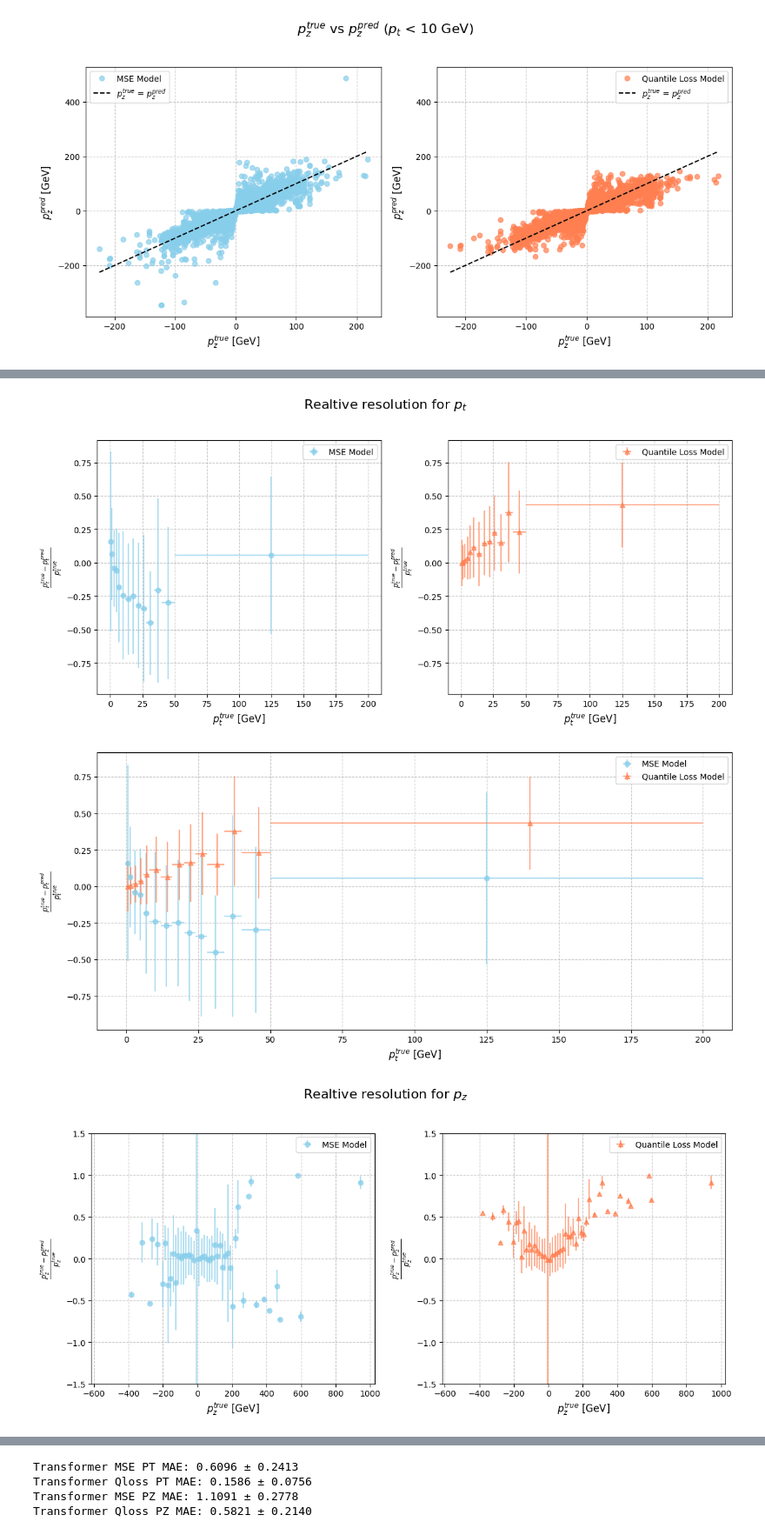
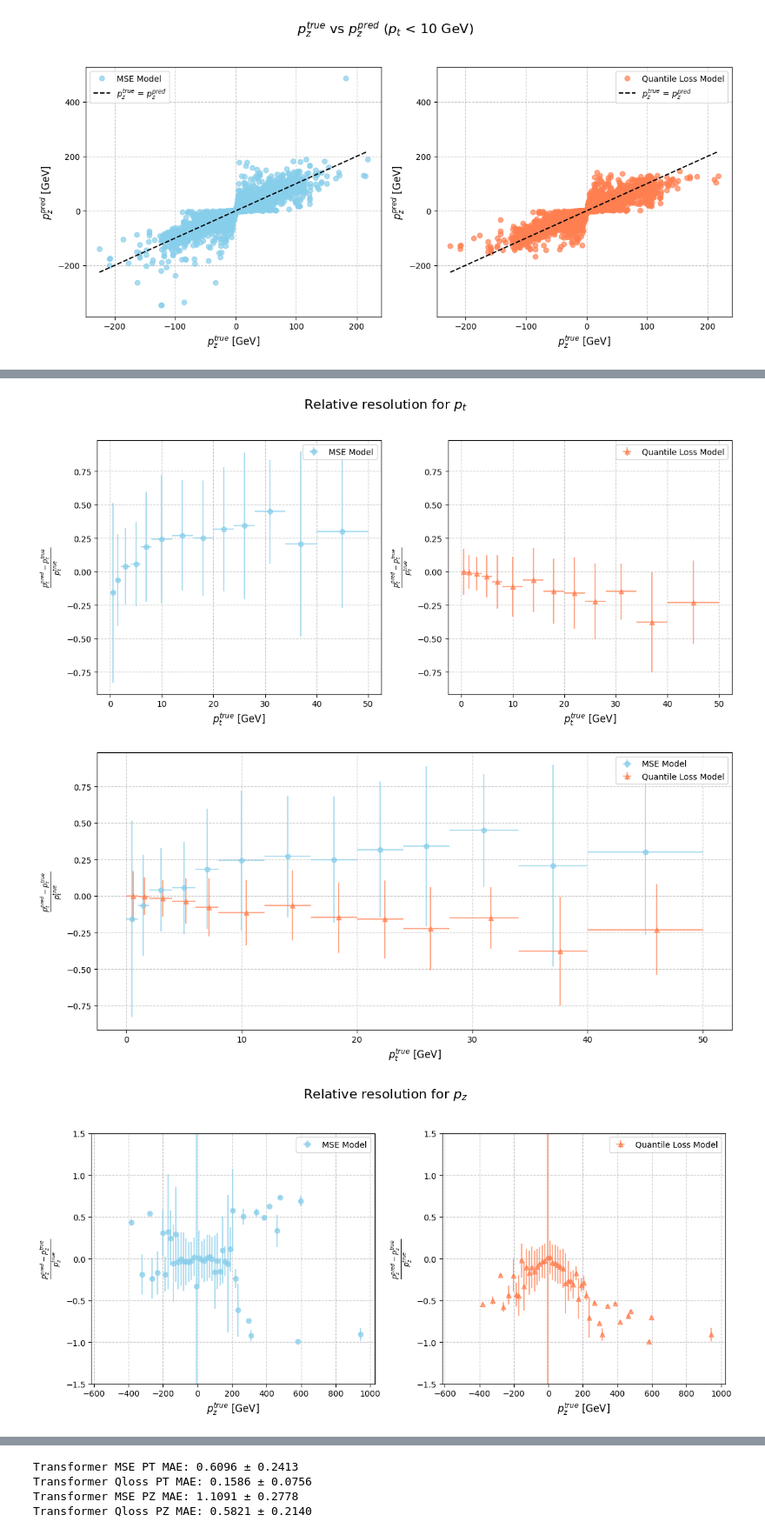
Before and after one commit to soot-bit/TrackFormer, a Jupyter notebook: dataanalysis.ipynb, the cells around one changed output, grey strips where cells are left out. Shown at 87% size. Cells and saved outputs as stored; diff of their text form; code cells hidden in the pictures.

```diff
--- a/dataanalysis.ipynb
+++ b/dataanalysis.ipynb
@@ -517,13 +500,20 @@ plot_pi_resolutions()
 def plot_pi_rel_resolutions():
     for var_index, var in enumerate(target_labels):
         pi_true_list = np.array(p_true_list)[:, var_index]
-        errors_mse_var = np.array(errors_mse)[:, var_index] / pi_true_list
-        errors_qloss_var = np.array(errors_qloss)[:, var_index] / pi_true_list
-        title = f"Realtive resolution for ${var}$"
+        pi_pred_mse_list = np.array(p_pred_mse_list)[:, var_index]
+        pi_pred_qloss_list = np.array(p_pred_qloss_list)[:, var_index]
+
+        errors_mse_var = pi_pred_mse_list - pi_true_list
+        errors_qloss_var = pi_pred_qloss_list - pi_true_list
+
+        relative_errors_mse_var = errors_mse_var / pi_true_list
+        relative_errors_qloss_var = errors_qloss_var / pi_true_list
+
+        title = f"Relative resolution for ${var}$"
         true_label = f"${var}^{{true}}$"
         pred_label = f"${var}^{{pred}}$"
         xlabel = true_label + " [GeV]"
-        ylabel = r"$\frac{" + f"{true_label} - {pred_label}".replace("$", "") + "}{" + f"{true_label}".replace("$", "") + "}$"
+        ylabel = r"$\frac{" + f"{pred_label} - {true_label}".replace("$", "") + "}{" + f"{true_label}".replace("$", "") + "}$"
         filename = f"rel_resolution_{var}.png"
         filename = output_dir / filename
 
@@ -539,9 +529,7 @@ def plot_pi_rel_resolutions():
             bins = np.logspace(
                 np.log10(min(pi_true_list)), np.log10(50), 10
             )
-            bins = np.array([1, 2, 4, 6, 8, 12, 16, 20, 24, 28, 34, 40, 50])
-            bins = np.array([0, 1, 2, 4, 6, 8, 12, 16, 20, 24, 28, 34, 40, 50, 60, 75, 100, 130, 160, 200])
-            bins = np.array([0, 1, 2, 4, 6, 8, 12, 16, 20, 24, 28, 34, 40, 50, 200])
+            bins = np.array([0, 1, 2, 4, 6, 8, 12, 16, 20, 24, 28, 34, 40, 50])
             # print(bins)
 
         bin_counts_mse = []
@@ -558,10 +546,10 @@ def plot_pi_rel_resolutions():
             upper_bound = bins[bin_index]
 
             sel = (lower_bound < pi_true_list) & (pi_true_list <= upper_bound)
-            bin_counts_mse.append(np.mean(errors_mse_var[sel]))
-            bin_counts_q_loss.append(np.mean(errors_qloss_var[sel]))
-            bin_std_mse.append(np.std(errors_mse_var[sel]))
-            bin_std_q_loss.append(np.std(errors_qloss_var[sel]))
+            bin_counts_mse.append(np.mean(relative_errors_mse_var[sel]))
+            bin_counts_q_loss.append(np.mean(relative_errors_qloss_var[sel]))
+            bin_std_mse.append(np.std(relative_errors_mse_var[sel]))
+            bin_std_q_loss.append(np.std(relative_errors_qloss_var[sel]))
 
         bin_centers = (bins[1:] + bins[:-1]) / 2
 
@@ -631,33 +619,33 @@ def plot_pi_rel_resolutions():
         xerr_low = bin_sizes / 2 + shift
         xerr_high = bin_sizes / 2 - shift
         xerr_high[xerr_high < 0] = 0
         plt.errorbar(
             bin_centers + shift,
             bin_counts_q_loss,
             yerr=bin_std_q_loss,
             xerr=[xerr_low, xerr_high],
             alpha=0.7,
             label="Quantile Loss Model",
             color="coral",
             marker="^",
             linestyle="None",
         )
         plt.xlabel(xlabel, fontsize=12)
         plt.ylabel(ylabel, fontsize=12)
         plt.grid(True, linestyle="--", alpha=0.7)
         plt.legend()
         plt.tight_layout(rect=[0, 0.03, 1, 0.95])
         if var_index == 1:
             plt.ylim(-1.5, 1.5)
         # if var_index == 0:
         #     plt.xscale("log")
         #     # plt.yscale("log")
         plt.savefig(filename, format="png")
         plt.show()
 
 
 plot_pi_rel_resolutions()
 # %% [output]
-[figure, old version]
+[figure, new version]
-[figure, old version]
+[figure, new version]
-[figure, old version]
+[figure, new version]
```
Also changed, not shown: parts of 15 cells of this notebook.
